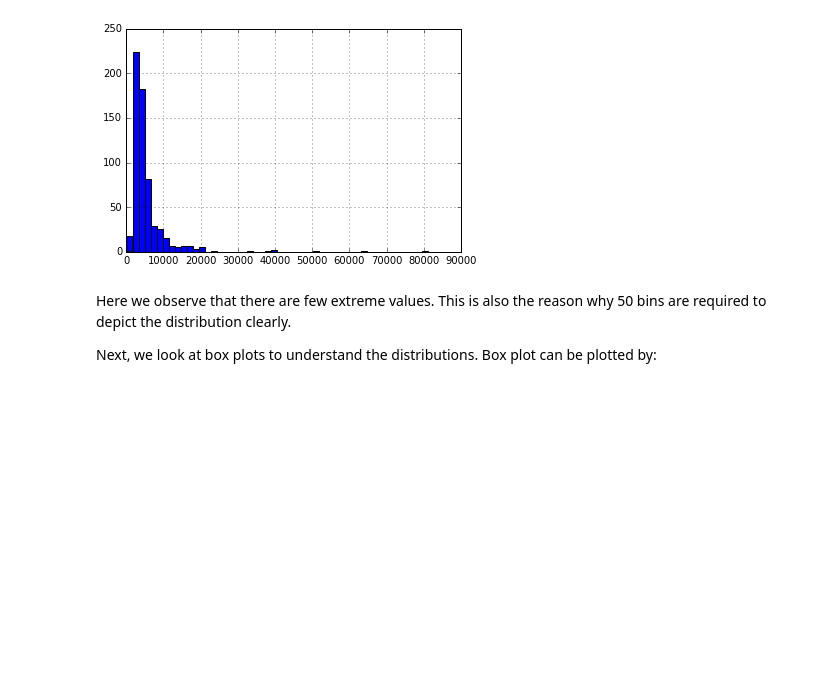
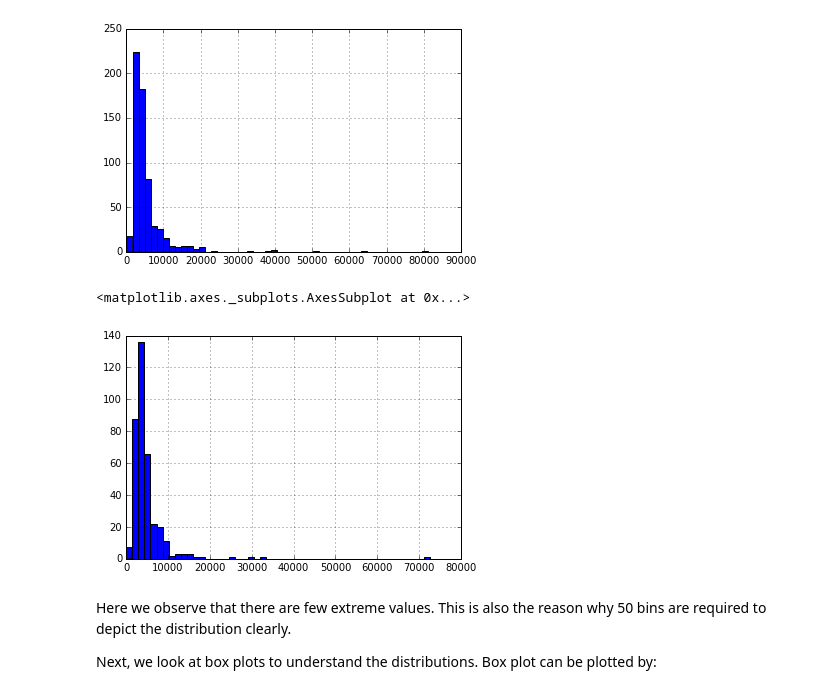
Before and after one commit to BenEfrati/ex1, a Jupyter notebook: loan-prediction/HW4.ipynb, the cells around one changed output. Cells and saved outputs as stored; diff of their text form; code cells hidden in the pictures; blank space fills up the shorter version.

```diff
--- a/loan-prediction/HW4.ipynb
+++ b/loan-prediction/HW4.ipynb
@@ -138,6 +145,11 @@ df['ApplicantIncome'].hist(bins=50)
 # %% [output]
 <matplotlib.axes._subplots.AxesSubplot at 0x...>
 [figure]
+# %%
+test_df['ApplicantIncome'].hist(bins=50)
+# %% [output]
+<matplotlib.axes._subplots.AxesSubplot at 0x...>
+[figure, added]
 # %% [markdown]
 Here we observe that there are few extreme values. This is also the reason why 50 bins are required to depict the distribution clearly.
 
```
Also changed, not shown: parts of 32 cells of this notebook, 12 other files.
